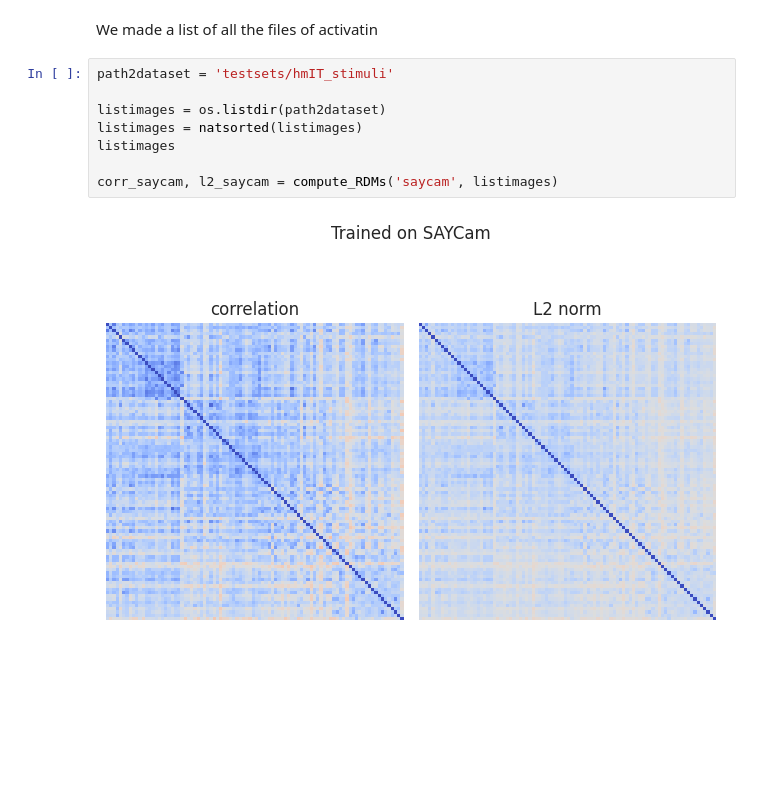
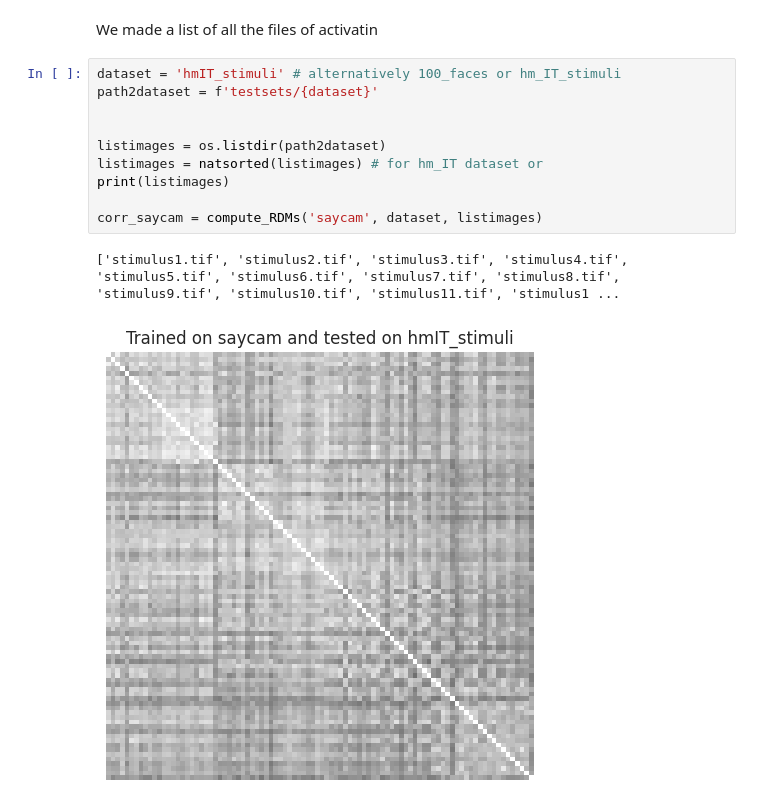
Before and after one commit to AlbanFlachot/SAYCam_Vs_EGO4D, a Jupyter notebook: Similarity_Analysis.ipynb, the cells around one changed output. Saved outputs shown, nothing was run; the diff lists cells and outputs as text; blank space fills up the shorter version.

```diff
--- a/Similarity_Analysis.ipynb
+++ b/Similarity_Analysis.ipynb
@@ -296,13 +289,16 @@ def compute_RDMs(model, listimages, display = True):
 # %% [markdown]
 We made a list of all the files of activatin
 # %%
-path2dataset = 'testsets/hmIT_stimuli'
+dataset = 'hmIT_stimuli' # alternatively 100_faces or hm_IT_stimuli
+path2dataset = f'testsets/{dataset}'
+
 
 listimages = os.listdir(path2dataset)
-listimages = natsorted(listimages)
-listimages
+listimages = natsorted(listimages) # for hm_IT dataset or
+print(listimages)
 
-corr_saycam, l2_saycam = compute_RDMs('saycam', listimages)
+corr_saycam = compute_RDMs('saycam', dataset, listimages)
 # %% [output]
+['stimulus1.tif', 'stimulus2.tif', 'stimulus3.tif', 'stimulus4.tif', 'stimulus5.tif', 'stimulus6.tif', 'stimulus7.tif', 'stimulus8.tif', 'stimulus9.tif', 'stimulus10.tif', 'stimulus11.tif', 'stimulus1 ...
-[figure, old version]
+[figure, new version]
 # %%
```
Also changed, not shown: parts of 19 cells of this notebook, 38 other files.
